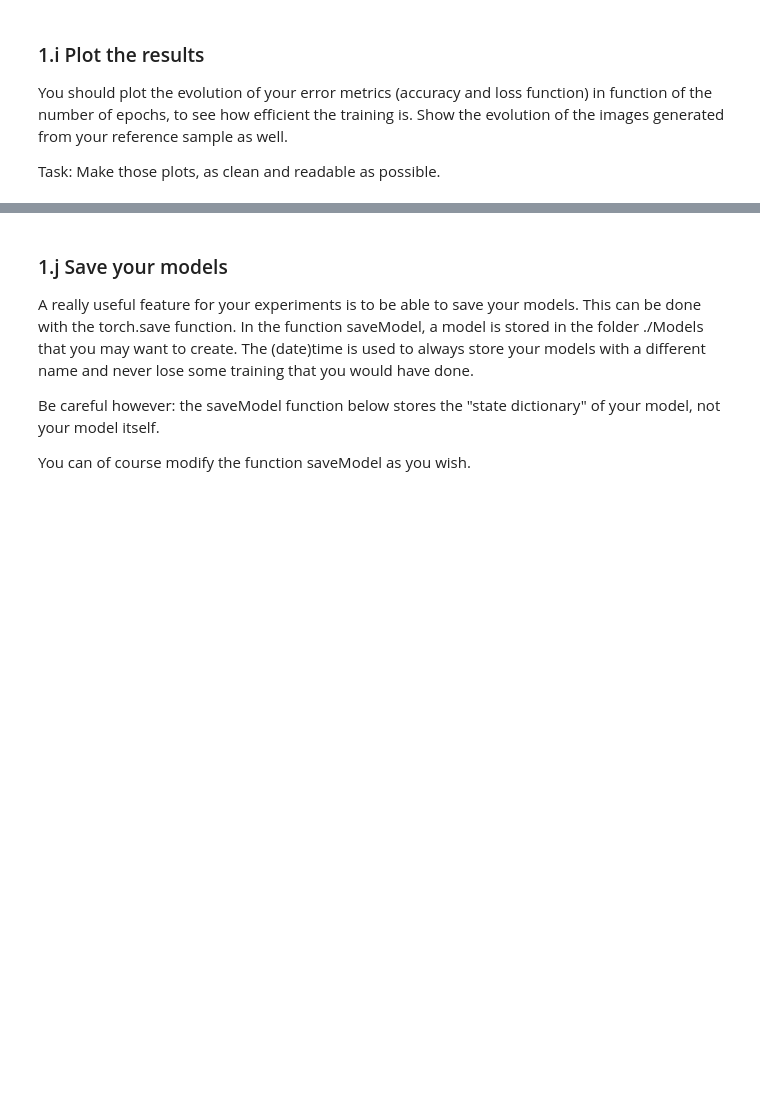
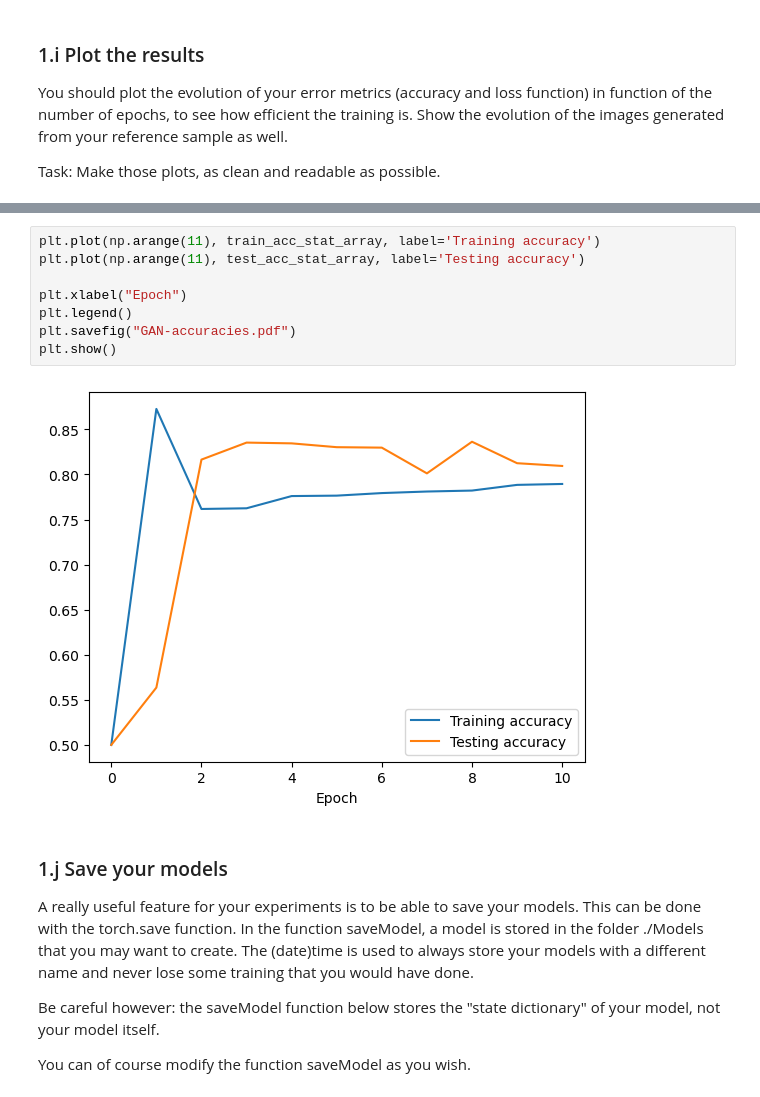
Before and after one commit to mathjacob/LINMA2472-HW3, a Jupyter notebook: hw3_part1_v2.ipynb, the cells around one changed output, grey strips where cells are left out. Saved outputs shown, nothing was run; the diff lists cells and outputs as text; blank space fills up the shorter version.

```diff
--- a/hw3_part1_v2.ipynb
+++ b/hw3_part1_v2.ipynb
@@ -871,3 +880,13 @@ print(test_acc_stat_array)
+# %%
+plt.plot(np.arange(11), train_acc_stat_array, label='Training accuracy')
+plt.plot(np.arange(11), test_acc_stat_array, label='Testing accuracy')
+
+plt.xlabel("Epoch")
+plt.legend()
+plt.savefig("GAN-accuracies.pdf")
+plt.show()
+# %% [output]
+[figure, added]
 # %% [markdown]
 ### 1.j Save your models
 A really useful feature for your experiments is to be able to save your models. This can be done with the torch.save function. In the function saveModel, a model is stored in the folder ./Models that you may want to create. The (date)time is used to always store your models with a different name and never lose some training that you would have done.
```
Also changed, not shown: parts of 3 cells of this notebook.
